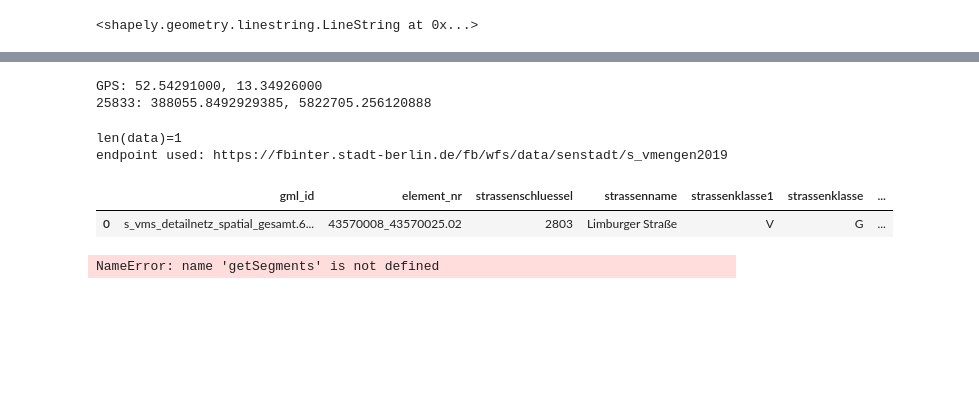
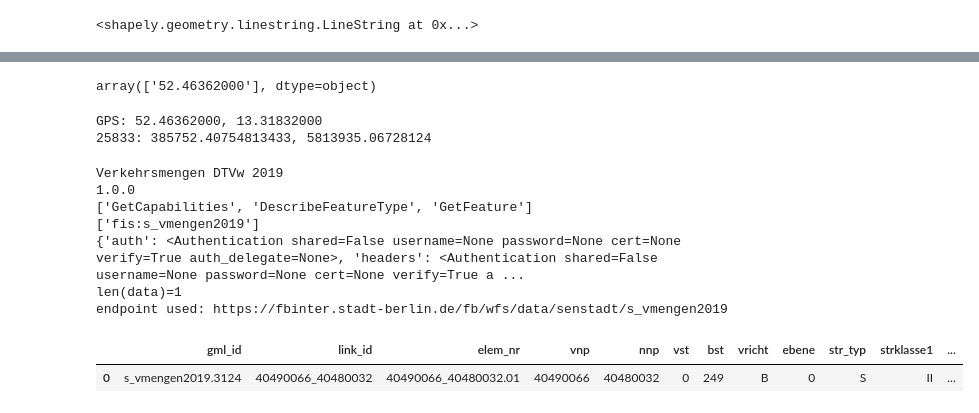
Before and after one commit to irahulcse/ARENA2036, a Jupyter notebook: WFS Traffic data.ipynb, the cells around one changed output, grey strips where cells are left out. Drawn from its saved outputs; the diff is of its cells as text; code cells hidden in the pictures; blank space fills up the shorter version.

```diff
--- a/WFS Traffic data.ipynb
+++ b/WFS Traffic data.ipynb
@@ -10,30 +10,3 @@
     pip install geopandas
 # %% [markdown]
 # Read WFS capabilities and metadata:
-# %%
-from owslib.wfs import WebFeatureService
-
-# URL for WFS backend
-url = "https://fbinter.stadt-berlin.de/fb/wfs/data/senstadt/s_vmengen2019"
-
-# See details about this particular WFS
-# -------------------------------------
-
-# Initialize
-wfs = WebFeatureService(url=url)
-
-# Service provider
-print(wfs.identification.title)
-
-# Get WFS version
-print(wfs.version)
-
-# Available methods
-print([operation.name for operation in wfs.operations])
-
-# Available data layers
-print(list(wfs.contents))
-
-# Print all metadata of all layers
-for layer, meta in wfs.items():
-    print(meta.__dict__)
@@ -369,0 +271,3 @@ import pyproj
+# %%
+stat_silb = dfStations[dfStations.code=="mc117"]
+stat_silb
@@ -370,9 +277,13 @@ import pyproj
+# %%
+stat_silb.lat.values
+# %% [output]
+array(['52.46362000'], dtype=object)
 # %%
 from pyproj import Proj, transform, Transformer
 gps_system='epsg:4326'
 berlin_system='epsg:25833'
-lat=dfStations.loc[0].lat
-lng=dfStations.loc[0].lng
+lat=stat_silb.lat.values[0]
+lng=stat_silb.lng.values[0]
 
 TRAN_4326_TO_25833 = Transformer.from_crs("EPSG:4326", "EPSG:25833")
 
@@ -383,16 +294,17 @@ station_lat, station_lng = TRAN_4326_TO_25833.transform (lat, lng)
 print (f"25833: {station_lat}, {station_lng}")
 #
 # %% [output]
-GPS: 52.54291000, 13.34926000
-25833: 388055.8492929385, 5822705.256120888
+GPS: 52.46362000, 13.31832000
+25833: 385752.40754813433, 5813935.06728124
 # %%
-getSegments (station_lat=station_lat, station_long=station_lng, endpoint="https://fbinter.stadt-berlin.de/fb/wfs/data/senstadt/s_vmengen2019")
+getWfsData (endpoint="https://fbinter.stadt-berlin.de/fb/wfs/data/senstadt/s_vmengen2019", offset=30, station_lat=station_lat, station_long=station_lng)
 # %% [output]
+Verkehrsmengen DTVw 2019
+1.0.0
+['GetCapabilities', 'DescribeFeatureType', 'GetFeature']
+['fis:s_vmengen2019']
+{'auth': <Authentication shared=False username=None password=None cert=None verify=True auth_delegate=None>, 'headers': <Authentication shared=False username=None password=None cert=None verify=True a ...
 len(data)=1
 endpoint used: https://fbinter.stadt-berlin.de/fb/wfs/data/senstadt/s_vmengen2019
-|  | gml_id | element_nr | strassenschluessel | strassenname | strassenklasse1 | strassenklasse | ... |
-| 0 | s_vms_detailnetz_spatial_gesamt.6... | 43570008_43570025.02 | 2803 | Limburger Straße | V | G | ... |
+|  | gml_id | link_id | elem_nr | vnp | nnp | vst | bst | vricht | ebene | str_typ | strklasse1 | ... |
+| 0 | s_vmengen2019.3124 | 40490066_40480032 | 40490066_40480032.01 | 40490066 | 40480032 | 0 | 249 | B | 0 | S | II | ... |
-# %%
-getSegments (station_lat=station_lat, station_long=station_lng, endpoint="https://fbinter.stadt-berlin.de/fb/wfs/data/senstadt/s_vmengen2019")
-# %% [output]
-NameError: name 'getSegments' is not defined
```
Also changed, not shown: parts of 14 cells of this notebook.
